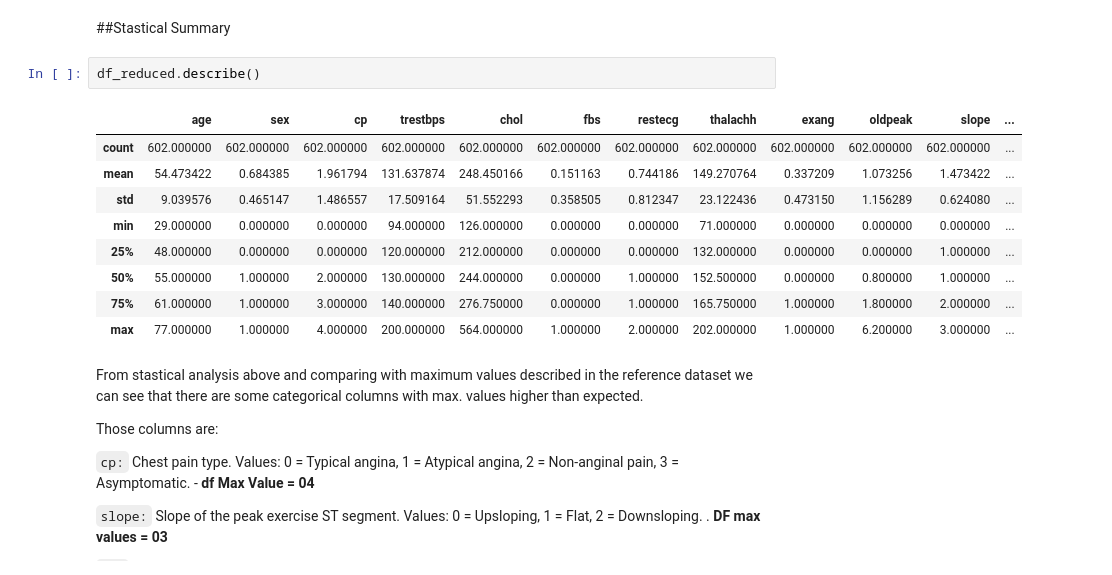
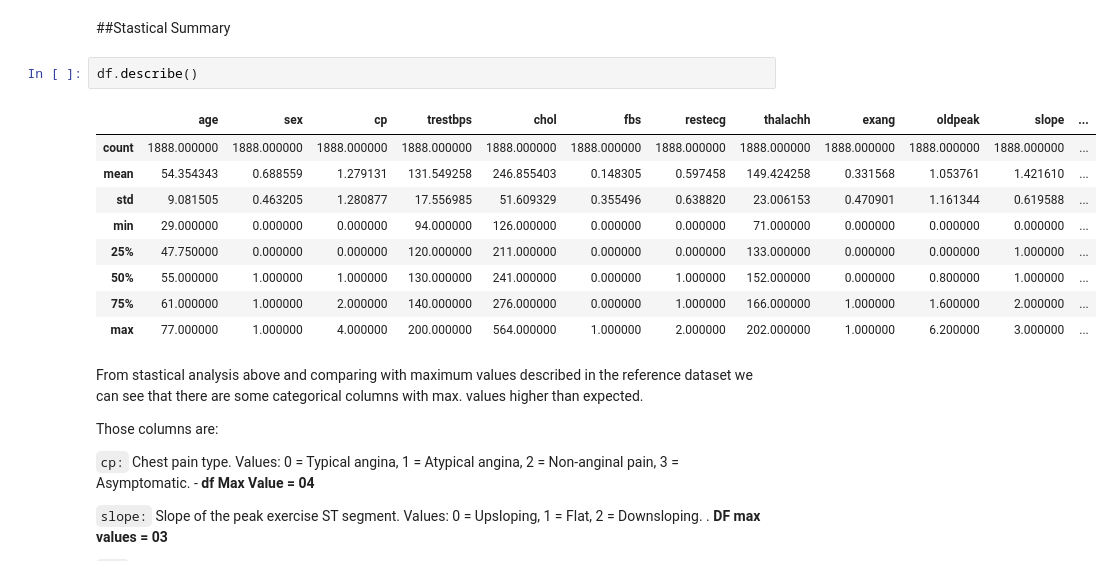
Before and after one commit to TomazFilgueira/UFRN-ML-2025-1, a Jupyter notebook: EDA.ipynb, the cells around one changed output. Drawn from its saved outputs; the diff is of its cells as text.

```diff
--- a/EDA.ipynb
+++ b/EDA.ipynb
@@ -48,16 +48,16 @@ Successfully read CSV from GitHub
 # %% [markdown]
 ##Stastical Summary
 # %%
-df_reduced.describe()
+df.describe()
 # %% [output]
 |  | age | sex | cp | trestbps | chol | fbs | restecg | thalachh | exang | oldpeak | slope | ... |
-| count | 602.000000 | 602.000000 | 602.000000 | 602.000000 | 602.000000 | 602.000000 | 602.000000 | 602.000000 | 602.000000 | 602.000000 | 602.000000 | ... |
-| mean | 54.473422 | 0.684385 | 1.961794 | 131.637874 | 248.450166 | 0.151163 | 0.744186 | 149.270764 | 0.337209 | 1.073256 | 1.473422 | ... |
-| std | 9.039576 | 0.465147 | 1.486557 | 17.509164 | 51.552293 | 0.358505 | 0.812347 | 23.122436 | 0.473150 | 1.156289 | 0.624080 | ... |
+| count | 1888.000000 | 1888.000000 | 1888.000000 | 1888.000000 | 1888.000000 | 1888.000000 | 1888.000000 | 1888.000000 | 1888.000000 | 1888.000000 | 1888.000000 | ... |
+| mean | 54.354343 | 0.688559 | 1.279131 | 131.549258 | 246.855403 | 0.148305 | 0.597458 | 149.424258 | 0.331568 | 1.053761 | 1.421610 | ... |
+| std | 9.081505 | 0.463205 | 1.280877 | 17.556985 | 51.609329 | 0.355496 | 0.638820 | 23.006153 | 0.470901 | 1.161344 | 0.619588 | ... |
 | min | 29.000000 | 0.000000 | 0.000000 | 94.000000 | 126.000000 | 0.000000 | 0.000000 | 71.000000 | 0.000000 | 0.000000 | 0.000000 | ... |
-| 25% | 48.000000 | 0.000000 | 0.000000 | 120.000000 | 212.000000 | 0.000000 | 0.000000 | 132.000000 | 0.000000 | 0.000000 | 1.000000 | ... |
-| 50% | 55.000000 | 1.000000 | 2.000000 | 130.000000 | 244.000000 | 0.000000 | 1.000000 | 152.500000 | 0.000000 | 0.800000 | 1.000000 | ... |
-| 75% | 61.000000 | 1.000000 | 3.000000 | 140.000000 | 276.750000 | 0.000000 | 1.000000 | 165.750000 | 1.000000 | 1.800000 | 2.000000 | ... |
+| 25% | 47.750000 | 0.000000 | 0.000000 | 120.000000 | 211.000000 | 0.000000 | 0.000000 | 133.000000 | 0.000000 | 0.000000 | 1.000000 | ... |
+| 50% | 55.000000 | 1.000000 | 1.000000 | 130.000000 | 241.000000 | 0.000000 | 1.000000 | 152.000000 | 0.000000 | 0.800000 | 1.000000 | ... |
+| 75% | 61.000000 | 1.000000 | 2.000000 | 140.000000 | 276.000000 | 0.000000 | 1.000000 | 166.000000 | 1.000000 | 1.600000 | 2.000000 | ... |
 | max | 77.000000 | 1.000000 | 4.000000 | 200.000000 | 564.000000 | 1.000000 | 2.000000 | 202.000000 | 1.000000 | 6.200000 | 3.000000 | ... |
 # %% [markdown]
 From stastical analysis above and comparing with maximum values described in the reference dataset we can see that there are some categorical columns with max. values higher than expected.
```
Also changed, not shown: parts of 7 cells of this notebook.
